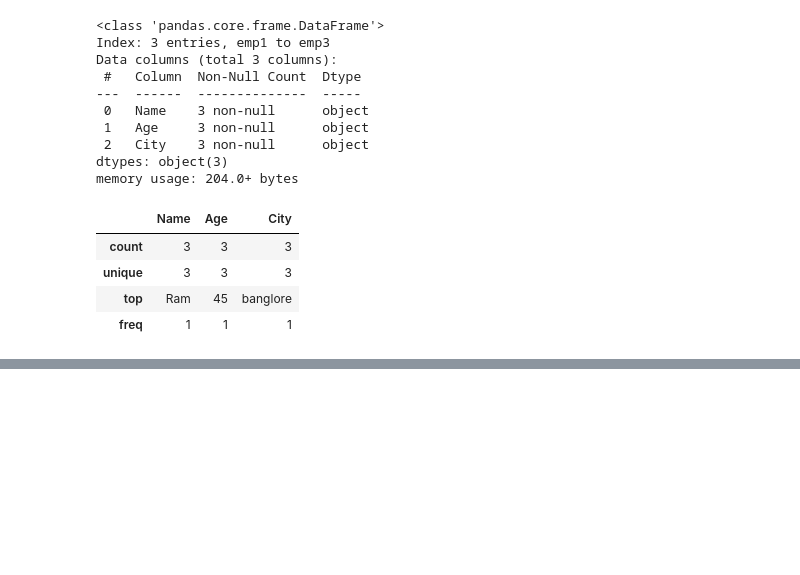
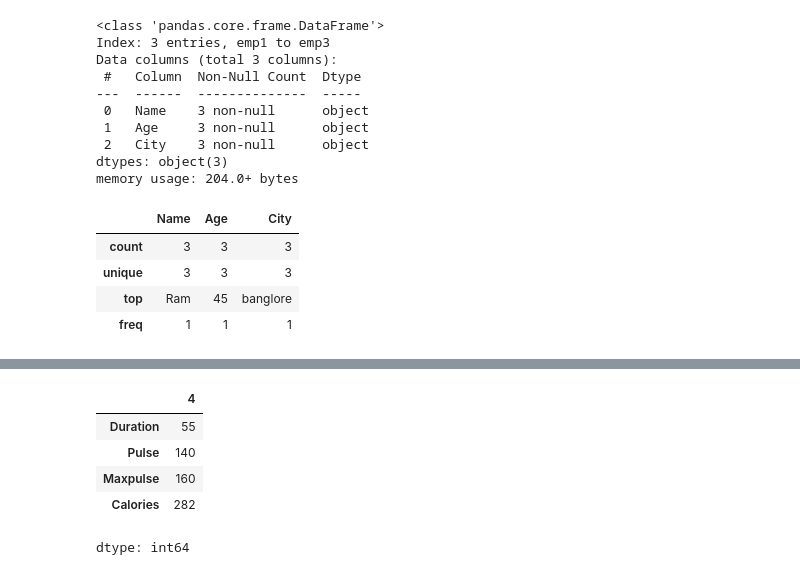
Before and after one commit to ramnagella/Demo, a Jupyter notebook: DA_Day4.ipynb, the cells around one changed output, grey strips where cells are left out. Drawn from its saved outputs; the diff is of its cells as text; code cells hidden in the pictures; blank space fills up the shorter version.

```diff
--- a/DA_Day4.ipynb
+++ b/DA_Day4.ipynb
@@ -288,0 +476,9 @@ max ----day1 to day 30---you will get 35 degrees
+# %%
+df.iloc[3]
+# %% [output]
+|  | 4 |
+| Duration | 55 |
+| Pulse | 140 |
+| Maxpulse | 160 |
+| Calories | 282 |
+dtype: int64
```
Also changed, not shown: parts of 23 cells of this notebook.
